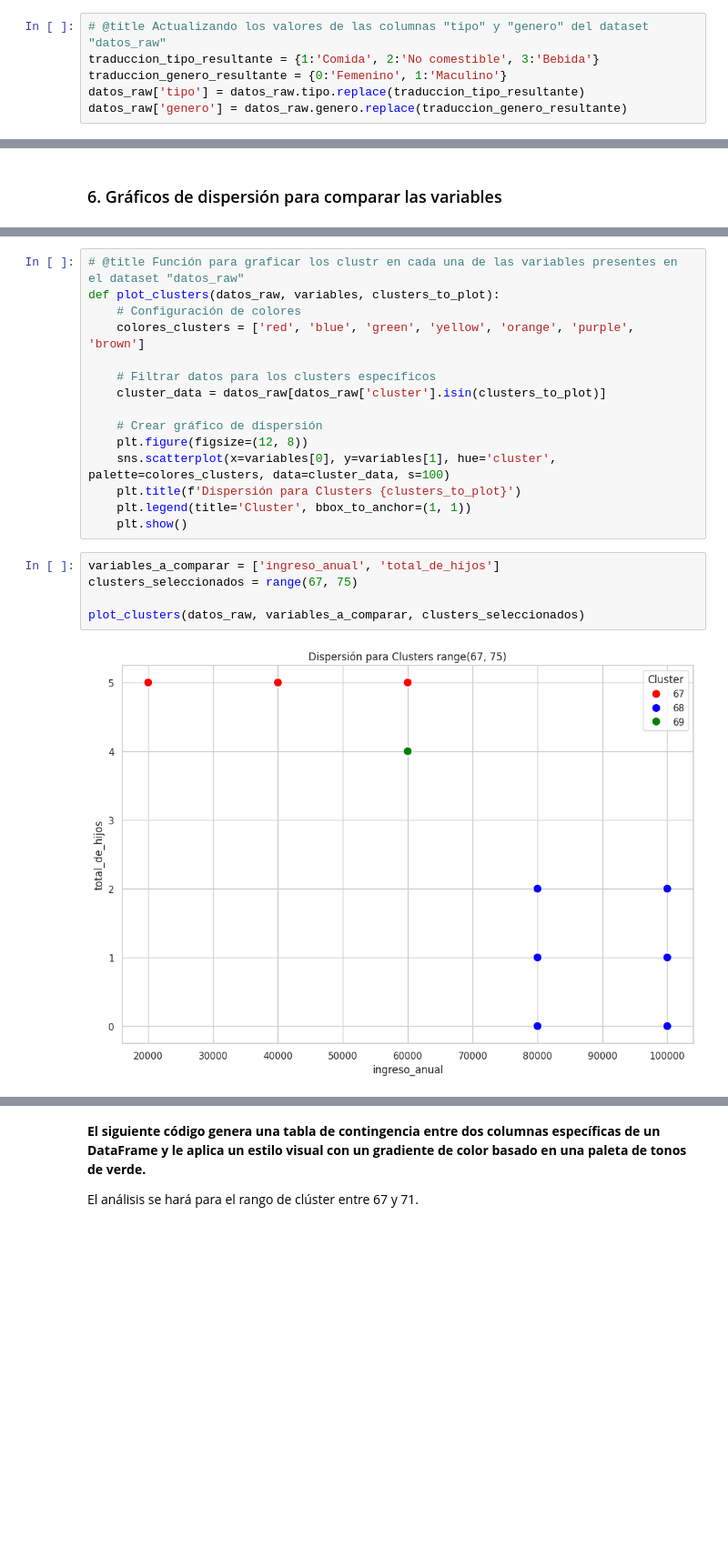
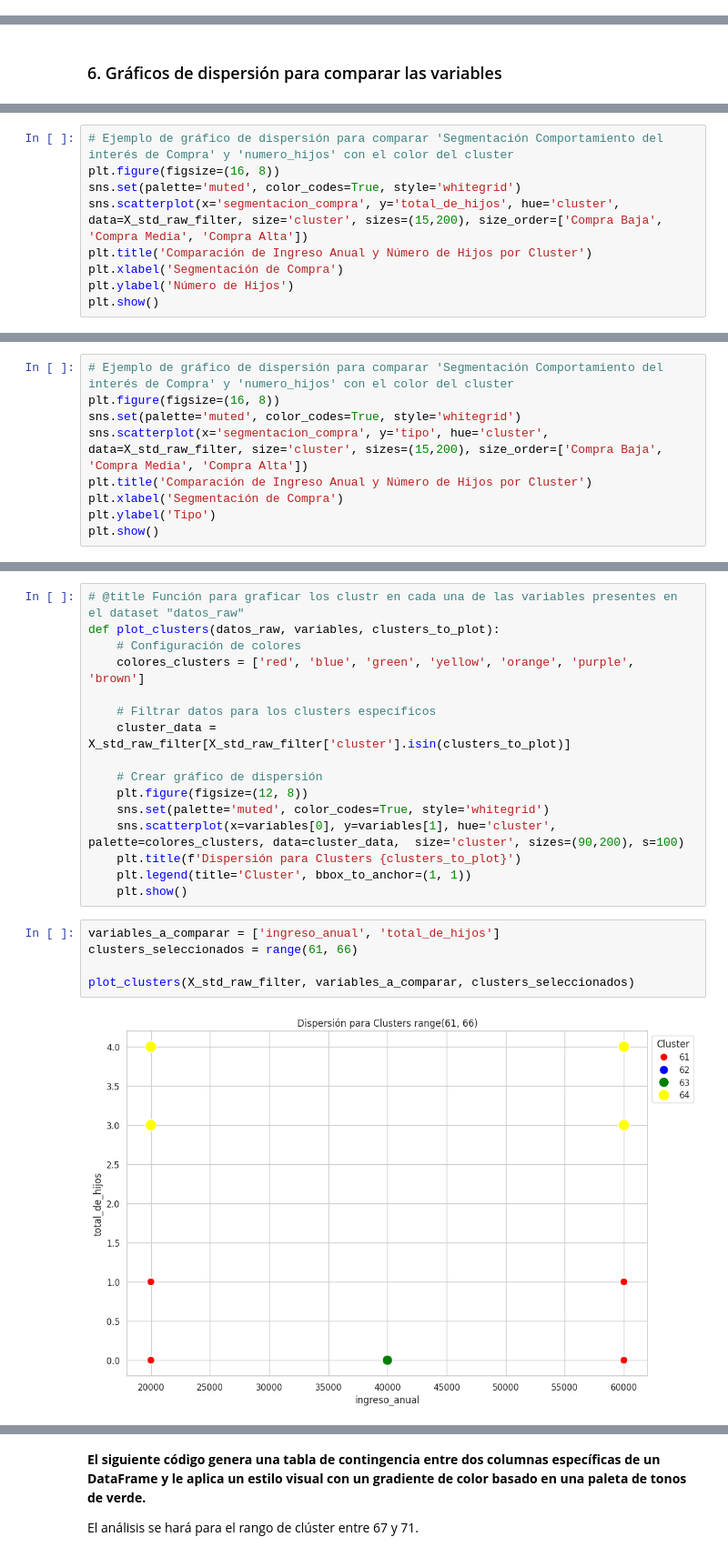
Before and after one commit to Alejarp78/La_Esencia_del_Cliente_1, a Jupyter notebook: La_esencia_del_cliente_3_final_1.ipynb, the cells around one changed output, grey strips where cells are left out. Shown at 91% size. Saved outputs shown, nothing was run; the diff lists cells and outputs as text; blank space fills up the shorter version.

```diff
--- a/La_esencia_del_cliente_3_final_1.ipynb
+++ b/La_esencia_del_cliente_3_final_1.ipynb
@@ -1428,6 +1454,0 @@ datos_raw.tipo.unique()
-# %%
-# @title Actualizando los valores de las columnas "tipo" y "genero" del dataset "datos_raw"
-traduccion_tipo_resultante = {1:'Comida', 2:'No comestible', 3:'Bebida'}
-traduccion_genero_resultante = {0:'Femenino', 1:'Maculino'}
-datos_raw['tipo'] = datos_raw.tipo.replace(traduccion_tipo_resultante)
-datos_raw['genero'] = datos_raw.genero.replace(traduccion_genero_resultante)
@@ -1454,0 +1523,9 @@ plt.show()
+# %%
+# Ejemplo de gráfico de dispersión para comparar 'Segmentación Comportamiento del interés de Compra' y 'numero_hijos' con el color del cluster
+plt.figure(figsize=(16, 8))
+sns.set(palette='muted', color_codes=True, style='whitegrid')
+sns.scatterplot(x='segmentacion_compra', y='total_de_hijos', hue='cluster', data=X_std_raw_filter, size='cluster', sizes=(15,200), size_order=['Compra Baja', 'Compra Media', 'Compra Alta'])
+plt.title('Comparación de Ingreso Anual y Número de Hijos por Cluster')
+plt.xlabel('Segmentación de Compra')
+plt.ylabel('Número de Hijos')
+plt.show()
@@ -1454,0 +1545,9 @@ plt.show()
+# %%
+# Ejemplo de gráfico de dispersión para comparar 'Segmentación Comportamiento del interés de Compra' y 'numero_hijos' con el color del cluster
+plt.figure(figsize=(16, 8))
+sns.set(palette='muted', color_codes=True, style='whitegrid')
+sns.scatterplot(x='segmentacion_compra', y='tipo', hue='cluster', data=X_std_raw_filter, size='cluster', sizes=(15,200), size_order=['Compra Baja', 'Compra Media', 'Compra Alta'])
+plt.title('Comparación de Ingreso Anual y Número de Hijos por Cluster')
+plt.xlabel('Segmentación de Compra')
+plt.ylabel('Tipo')
+plt.show()
@@ -1459,19 +1565,20 @@ def plot_clusters(datos_raw, variables, clusters_to_plot):
     colores_clusters = ['red', 'blue', 'green', 'yellow', 'orange', 'purple', 'brown']
 
     # Filtrar datos para los clusters específicos
-    cluster_data = datos_raw[datos_raw['cluster'].isin(clusters_to_plot)]
+    cluster_data = X_std_raw_filter[X_std_raw_filter['cluster'].isin(clusters_to_plot)]
 
     # Crear gráfico de dispersión
     plt.figure(figsize=(12, 8))
-    sns.scatterplot(x=variables[0], y=variables[1], hue='cluster', palette=colores_clusters, data=cluster_data, s=100)
+    sns.set(palette='muted', color_codes=True, style='whitegrid')
+    sns.scatterplot(x=variables[0], y=variables[1], hue='cluster', palette=colores_clusters, data=cluster_data,  size='cluster', sizes=(90,200), s=100)
     plt.title(f'Dispersión para Clusters {clusters_to_plot}')
     plt.legend(title='Cluster', bbox_to_anchor=(1, 1))
     plt.show()
 # %%
 variables_a_comparar = ['ingreso_anual', 'total_de_hijos']
-clusters_seleccionados = range(67, 75)
+clusters_seleccionados = range(61, 66)
 
-plot_clusters(datos_raw, variables_a_comparar, clusters_seleccionados)
+plot_clusters(X_std_raw_filter, variables_a_comparar, clusters_seleccionados)
 # %% [output]
-[figure, old version]
+[figure, new version]
 # %% [markdown]
```
Also changed, not shown: parts of 68 cells of this notebook.
